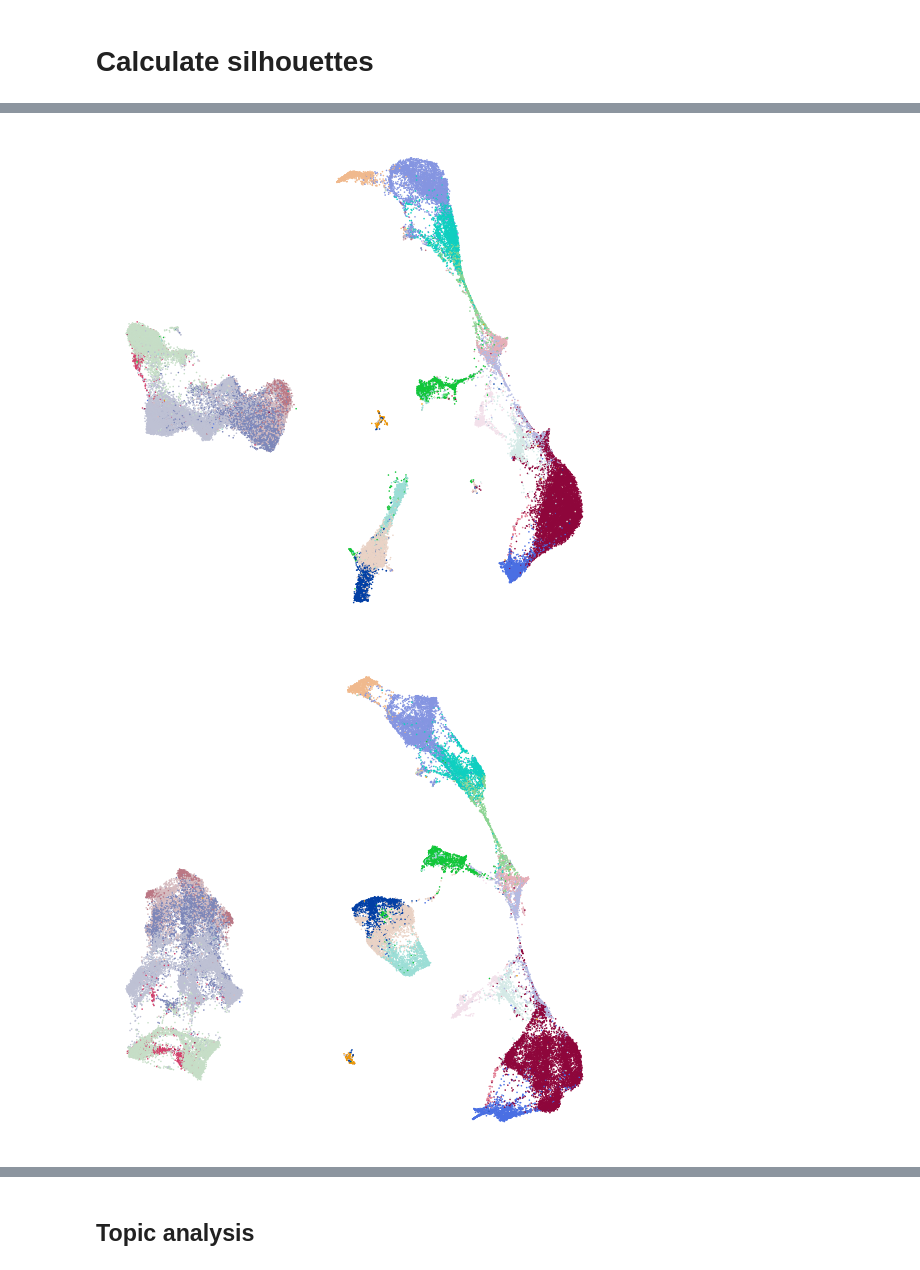
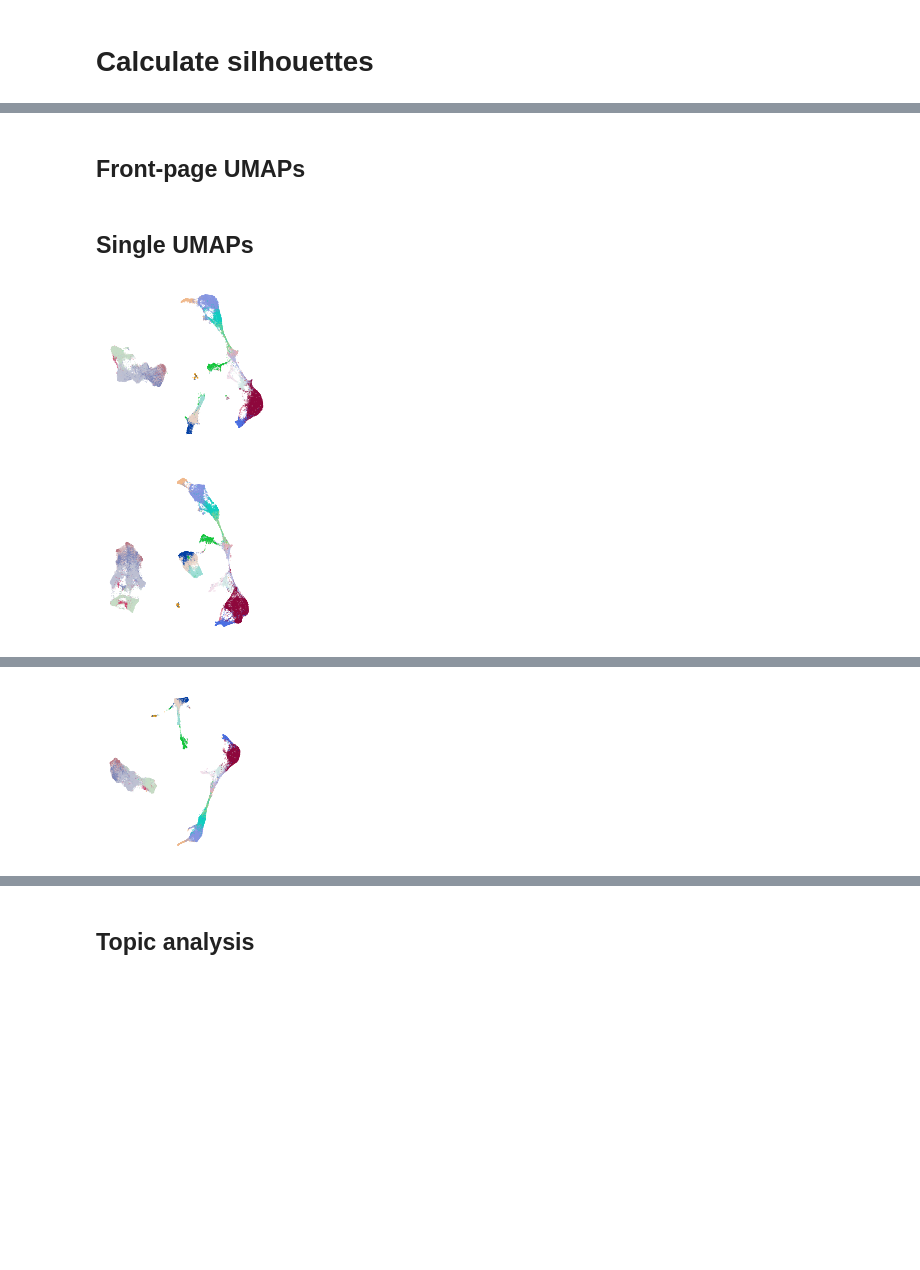
Before and after one commit to AllenWLynch/CODA-reproduction, a Jupyter notebook: F1_silhouette_scoring.ipynb, the cells around one changed output, grey strips where cells are left out. Cells and saved outputs as stored; diff of their text form; code cells hidden in the pictures; blank space fills up the shorter version.

```diff
--- a/F1_silhouette_scoring.ipynb
+++ b/F1_silhouette_scoring.ipynb
@@ -28,3 +59,8 @@ INFO     File data/bonemarrow/models/scanvi.pth/model.pt already downloaded
+# %%
+scanorama = pd.read_csv('data/bonemarrow/scanorama/scanorama_dimred.tsv', sep = '\t')\
+    .set_index('Unnamed: 0')
+# %%
+rna_data.obsm['X_scanorama'] = scanorama.loc[rna_data.obs_names].values
 # %% [markdown]
 ### Calculate latent spaces
 # %%
@@ -87,7 +123,8 @@ INFO:harmonypy:Converged after 5 iterations
 joint_celltype_batchcols = rna_data.obs['cell_type'].astype(str) \
     + ":" + rna_data.obs['Site'].astype(str)
 # %%
-latent_spaces = ['X_umap_features', 'X_no_correction_umap_features','scvi_features', 'scanvi_features','X_harmony','X_pca']
+latent_spaces = ['X_umap_features', 'X_no_correction_umap_features','scvi_features',
+                 'scanvi_features','X_harmony','X_pca','X_scanorama']
 umap_spaces = ['MIRA_umap_features', 'MIRA_no_correction_umap_features'] + latent_spaces[2:]
 # %%
 from sklearn.metrics import silhouette_samples
@@ -125,0 +166,23 @@ for space in umap_spaces:
+# %%
+fig, ax = plt.subplots(7,2,figsize=(6,20))#, gridspec_kw = dict(hspace = 0.4, wspace = 0.2))
+
+order = ['MIRA_umap_features','scvi_features',
+                 'scanvi_features','X_harmony','X_scanorama','X_pca','MIRA_no_correction_umap_features',]
+general_umap_kwargs = dict(
+                  legend_loc='none', title = '', show = False, alpha = 1., frameon=False, s = 1.5)
+
+celltype_umap_kwargs = dict(color = 'cell_type', palette= dt.bonemarrow.colors.CELL_PALETTE, **general_umap_kwargs)
+
+batch_umap_kwargs = dict(color = 'batch', palette= dt.bonemarrow.colors.BATCH_PALETTE, **general_umap_kwargs)
+
+for row, basis in enumerate(order):
+    sc.pl.embedding(rna_data, basis = basis + '_UMAP', **celltype_umap_kwargs, ax = ax[row,1])
+    sc.pl.embedding(rna_data, basis = basis + '_UMAP', **batch_umap_kwargs, ax = ax[row,0])
+    #ax[row,1].set_aspect('equal')
+    #ax[row,0].set_aspect('equal')
+    if row in [5,2, 4]:
+        ax[row,0].axes.invert_yaxis()
+        ax[row,1].axes.invert_yaxis()
+
+
+plt.savefig('sup1/all_umaps.png', dpi = 300, bbox_inches= 'tight')
@@ -126,13 +191,18 @@ for space in umap_spaces:
+# %% [markdown]
+## Front-page UMAPs
+# %% [markdown]
+## Single UMAPs
 # %%
 !mkdir -p figure1
 !mkdir -p figure1/umaps
 # %%
 for basis in umap_spaces:
 
-    fig, ax = plt.subplots(1,1,figsize=(9,9))
-    sc.pl.embedding(rna_data, color = 'cell_type', ax = ax, frameon=False, s = 10, palette= dt.bonemarrow.colors.CELL_PALETTE,
+    fig, ax = plt.subplots(1,1,figsize=(3,3))
+    sc.pl.embedding(rna_data, color = 'cell_type', ax = ax, frameon=False, s = 2, palette= dt.bonemarrow.colors.CELL_PALETTE,
               legend_loc='none', title = '', show = False, alpha = 1., basis = basis + '_UMAP')
+    ax.set_aspect('equal')
     plt.savefig('figure1/umaps/{}_celltypes.png'.format(basis), dpi = 300, bbox_inches = 'tight')
 # %% [output]
-[figure, old version]
+[figure, new version]
-[figure, old version]
+[figure, new version]
@@ -143,3 +213,4 @@ for basis in umap_spaces:
+[figure, added]
 # %%
 for basis in umap_spaces:
 
```
Also changed, not shown: parts of 36 cells of this notebook, 11 other files.
